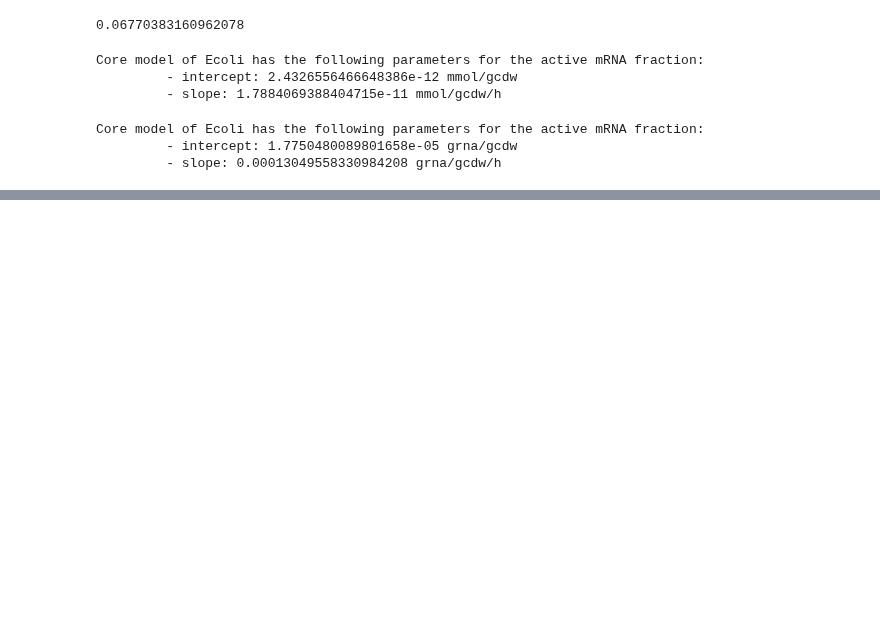
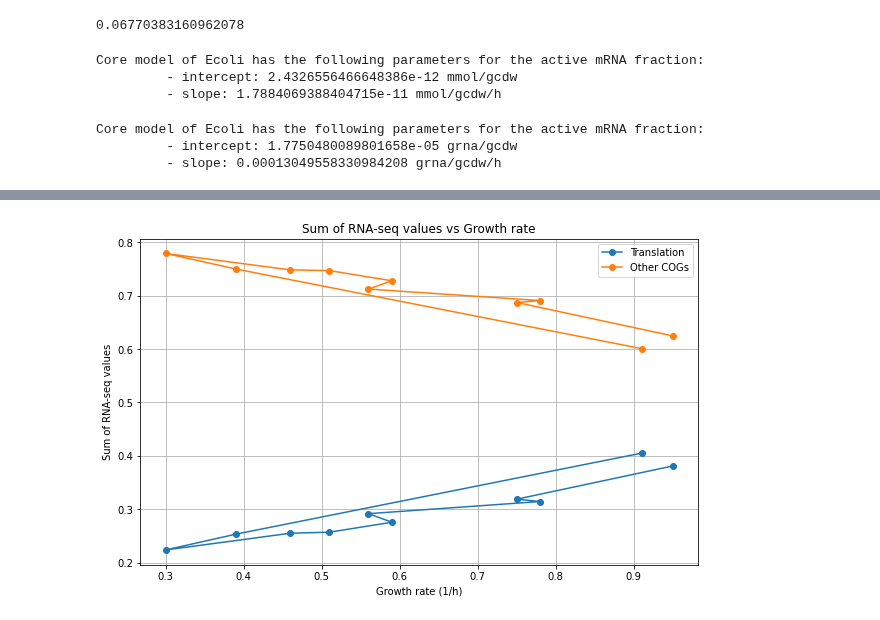
Before and after one commit to iAMB-RWTH-Aachen/PAModelpy, a Jupyter notebook: Scripts/Translation_parameters_estimation.ipynb, the cells around one changed output, grey strips where cells are left out. Drawn from its saved outputs; the diff is of its cells as text; code cells hidden in the pictures; blank space fills up the shorter version.

```diff
--- a/Scripts/Translation_parameters_estimation.ipynb
+++ b/Scripts/Translation_parameters_estimation.ipynb
@@ -23,6 +23,8 @@ Loading PAModelpy modules version 0.0.3.3
 DATA_PATH = 'Data'
 PARAM_FILE_PATH = os.path.join(DATA_PATH, 'TAModel', 'Balakrishnan-etal_2023_dogma-parameters_tableS6.xlsx')
 RNA_FILE_PATH = os.path.join(DATA_PATH, 'TAModel', 'Balakrishnan-etal_2023_mrna-vs-growth_fig2a.xlsx')
+RNA_FILE_PATH_BALAKRISHNAN = os.path.join(DATA_PATH, 'TAModel', 'Balakrishnan-etal_2023_RNAseq_tableS3.xlsx')
+
 ECOLI_RIBO_DIAMETER = 26 #nm for Ecoli Zhu et al 1997 DOI:9169230
 DIFFUSION_COEFF_CYTOSOL_MIN = 0.4 #microm^2/s (klumpp et al 2013)
 DIFFUSION_COEFF_CYTOSOL_MAX = 8 #microm^2/s (klumpp et al 2013)
@@ -416,0 +421,13 @@ Core model of Ecoli has the following parameters for the active mRNA fraction:
+# %%
+# Define the id_vars (columns to keep as identifiers)
+id_vars = ['gene', 'locus', 'gene length (nt)']
+
+# Use pd.melt() to convert to long format based on columns starting with 'c'
+rna_seq_balakrishnan_long = pd.melt(rna_seq_balakrishnan, id_vars=id_vars, var_name='condition', value_name='value')
+
+# Filter out rows where 'condition' column does not start with 'c'
+rna_seq_balakrishnan_long = rna_seq_balakrishnan_long[rna_seq_balakrishnan_long['condition'].str.startswith('c')]
+# %%
+rna_seq_data = pd.merge(rna_seq_balakrishnan_long,rna_seq_balakrishnan_meta, left_on = 'condition', right_on = 'Sample ID', how = 'left').drop('Sample ID', axis=1)
+rna_seq_data = pd.merge(rna_seq_data, gene2cog_df, left_on = 'locus', right_on = 'Bnumber', how = 'left')
+rna_seq_data
@@ -416,0 +448,32 @@ Core model of Ecoli has the following parameters for the active mRNA fraction:
+# %%
+rna_seq_data_translation = rna_seq_data[rna_seq_data['COG Name'] == 'Translation, ribosomal structure and biogenesis']
+
+rna_sum_translation = rna_seq_data_translation.groupby(['condition', 'Growth rate (1/h)'])['value'].sum().reset_index()
+# %%
+# Filter rows where 'COG Name' is not 'Translation'
+filtered_data = rna_seq_data[rna_seq_data['COG Name'] != 'Translation, ribosomal structure and biogenesis']
+
+# Group by 'condition', 'Growth rate (1/h)' and 'COG Name', and calculate the sum of 'value'
+sum_per_condition = filtered_data.groupby(['condition', 'Growth rate (1/h)'])['value'].sum().reset_index()
+
+# Split the DataFrame into two based on 'COG Name' being 'Translation' or not
+translation_cog = rna_sum_translation
+other_cogs = sum_per_condition
+
+# Plot the summed values separately for 'Translation' and the rest of the COGs
+plt.figure(figsize=(10, 6))
+
+# Plot for 'Translation'
+plt.plot(translation_cog['Growth rate (1/h)'], translation_cog['value'], label='Translation', marker='o')
+
+# Plot for other COGs
+plt.plot(other_cogs['Growth rate (1/h)'], other_cogs['value'], label='Other COGs', marker='o')
+
+plt.xlabel('Growth rate (1/h)')
+plt.ylabel('Sum of RNA-seq values')
+plt.title('Sum of RNA-seq values vs Growth rate')
+plt.legend()
+plt.grid(True)
+plt.show()
+# %% [output]
+[figure, added]
```
Also changed, not shown: parts of 8 cells of this notebook, 15 other files.
